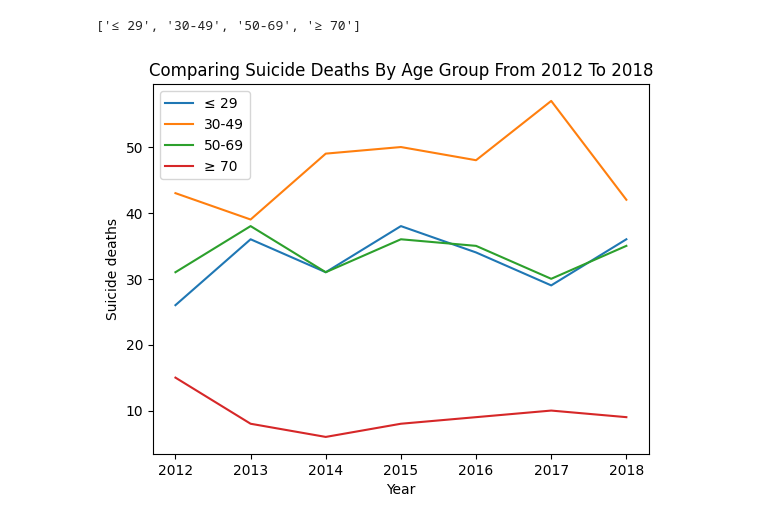
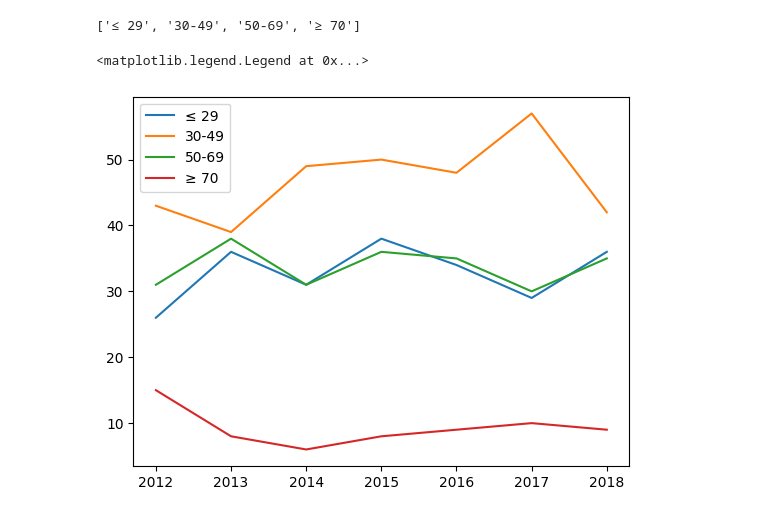
Before and after one commit to EhirimChiedozie/DataAnalysis-, a Jupyter notebook: analyse.ipynb, the cells around one changed output. Drawn from its saved outputs; the diff is of its cells as text; code cells hidden in the pictures.

```diff
--- a/analyse.ipynb
+++ b/analyse.ipynb
@@ -187,12 +179,9 @@ age_groups
 # %%
 plt.plot(years, group_death_transp[0], label='≤ 29')
 plt.plot(years, group_death_transp[1], label='30-49')
 plt.plot(years, group_death_transp[2], label='50-69')
 plt.plot(years, group_death_transp[3], label='≥ 70')
 plt.legend()
-plt.title('Comparing suicide deaths by age group from 2012 to 2018'.title())
-plt.xlabel('Year')
-plt.ylabel('Suicide deaths')
-plt.show()
 # %% [output]
+<matplotlib.legend.Legend at 0x...>
-[figure, old version]
+[figure, new version]
```
Also changed, not shown: parts of 7 cells of this notebook.
